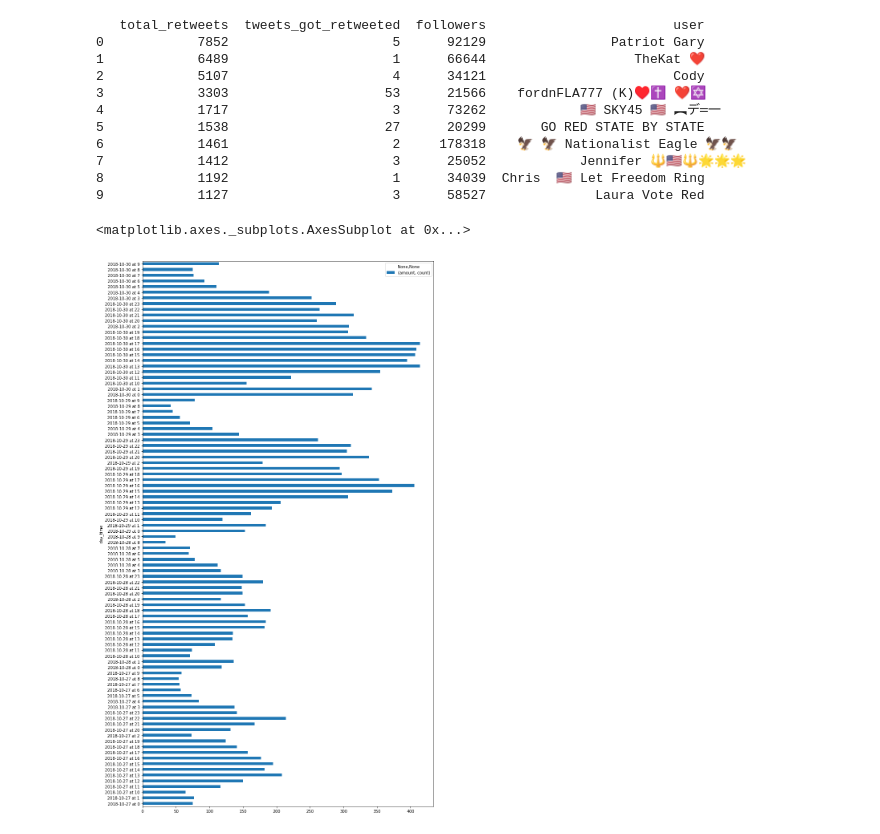
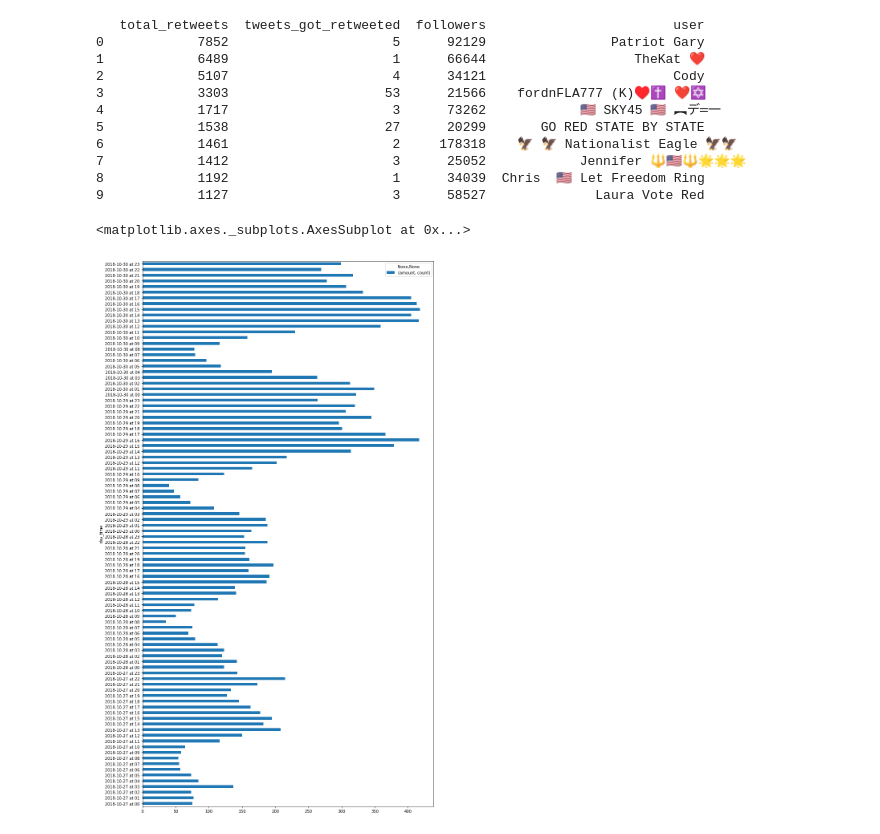
Before and after one commit to annaaniol/DataExploration, a Jupyter notebook: analyse.ipynb, the cells around one changed output. Cells and saved outputs as stored; diff of their text form; code cells hidden in the pictures.

```diff
--- a/analyse.ipynb
+++ b/analyse.ipynb
@@ -155,8 +160,10 @@ print(resRetweetUserFriends)
 8            1192                     1      34039  Chris  🇺🇸 Let Freedom Ring
 9            1127                     3      58527              Laura Vote Red
 # %%
-#Time analuyse
-timeTweets = pd.read_sql_query('SELECT tweet_id AS id, DATETIME(tweet_created_at) AS crdate FROM tweet', engine)
+#Time analyse
+timeTweets = pd.read_sql_query('SELECT tweet_id AS id, DATETIME(tweet_created_at) AS crdate FROM tweet \
+WHERE DATE(tweet.tweet_created_at) < DATE("2018-11-10") \
+AND tweet.hashtag_id < 9', engine)
 # print(timeTweets)
 # %%
 from datetime import datetime
@@ -164,7 +171,10 @@ def swith_to_datatime(crdate):
     return datetime.strptime(crdate, '%Y-%m-%d %H:%M:%S')
 
 def get_day_hour_str(date):
-    return str(date.date()) + " at " + str(date.hour)
+    if len(str(date.hour)) == 1:
+        return str(date.date()) + " at 0" + str(date.hour)
+    else:
+        return str(date.date()) + " at " + str(date.hour)
 # %%
 for i, row in timeTweets.iterrows():
     dateObject = swith_to_datatime(row["crdate"])
@@ -173,6 +185,6 @@ for i, row in timeTweets.iterrows():
 # %%
-img = timeTweets[['id', 'day_time']].groupby(['day_time']).agg(['count']).rename(columns={'id': 'amount'}).sort_values(["day_time"])
+img = timeTweets[['id', 'day_time']].groupby(['day_time']).agg(['count']).rename(columns={'id': 'amount'})
 img.plot.barh(y=["amount"], figsize=(13,25))
 # %% [output]
 <matplotlib.axes._subplots.AxesSubplot at 0x...>
-[figure, old version]
+[figure, new version]
```
Also changed, not shown: parts of 13 cells of this notebook, 2 other files.
